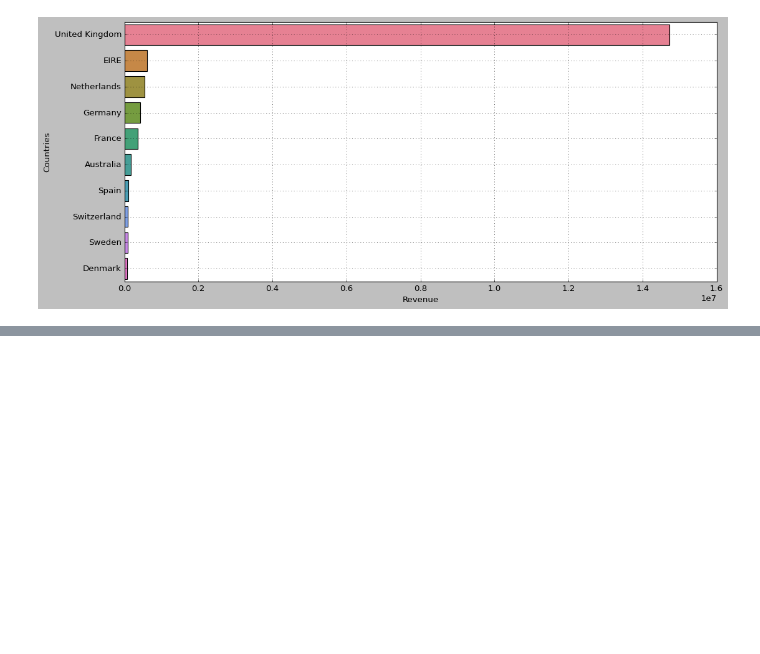
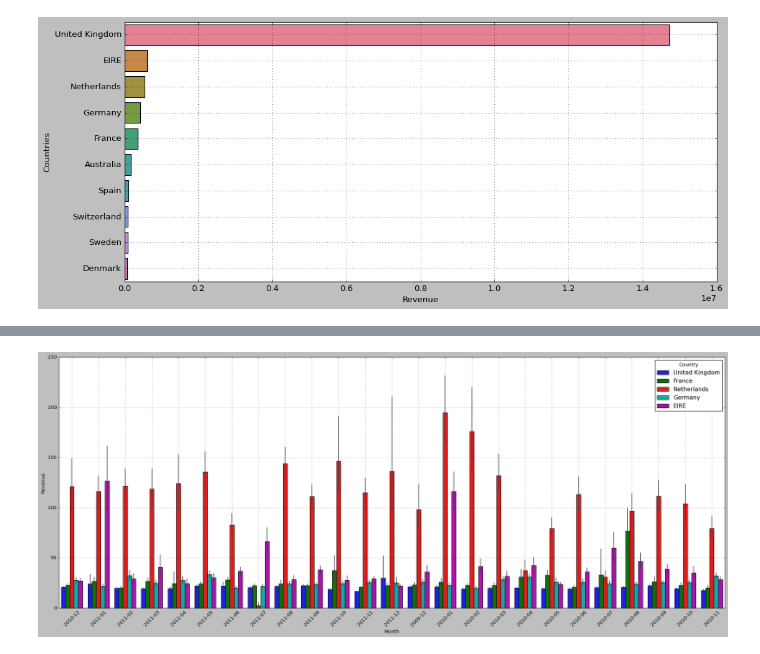
Before and after one commit to ABDREHMAN1999/Datascience-and-Gen-AI-learning, a Jupyter notebook: Practicals/level_2/DataVisualization.ipynb, the cells around one changed output, grey strips where cells are left out. Saved outputs shown, nothing was run; the diff lists cells and outputs as text; code cells hidden in the pictures; blank space fills up the shorter version.

```diff
--- a/Practicals/level_2/DataVisualization.ipynb
+++ b/Practicals/level_2/DataVisualization.ipynb
@@ -477,0 +522,3 @@ plt.show()
+# %%
+data_sample= df[df["Country"].isin(topt_countries.index)]
+data_sample.head(10)
@@ -477,0 +537,9 @@ plt.show()
+# %%
+plt.figure(figsize=(24,10))
+sns.barplot(data=data_sample, x="Month", y = "Revenue", hue="Country")
+plt.xticks(rotation = 45)
+plt.tight_layout()
+plt.grid(True)
+plt.show()
+# %% [output]
+[figure, added]
```
Also changed, not shown: parts of 5 cells of this notebook.
